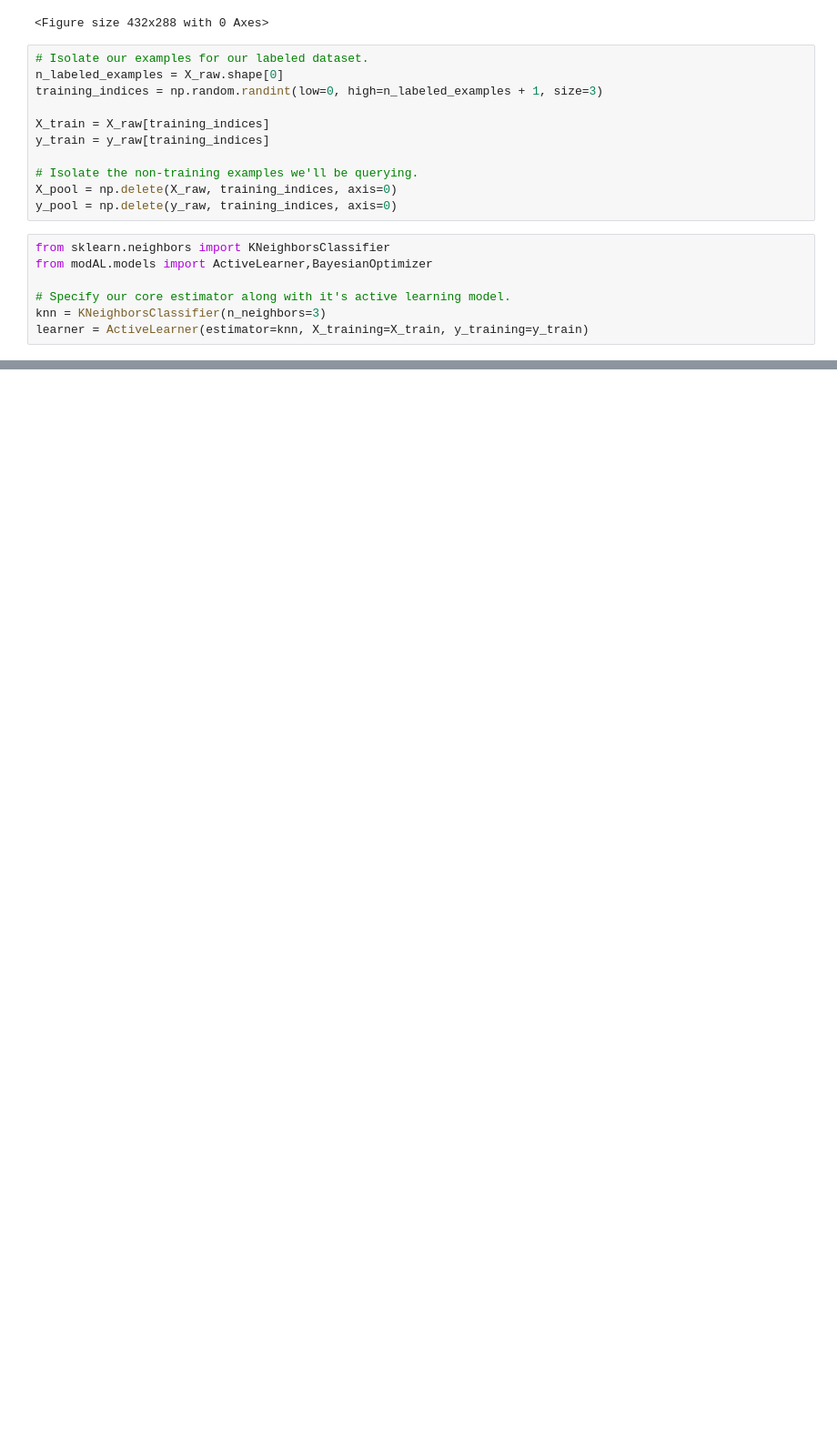
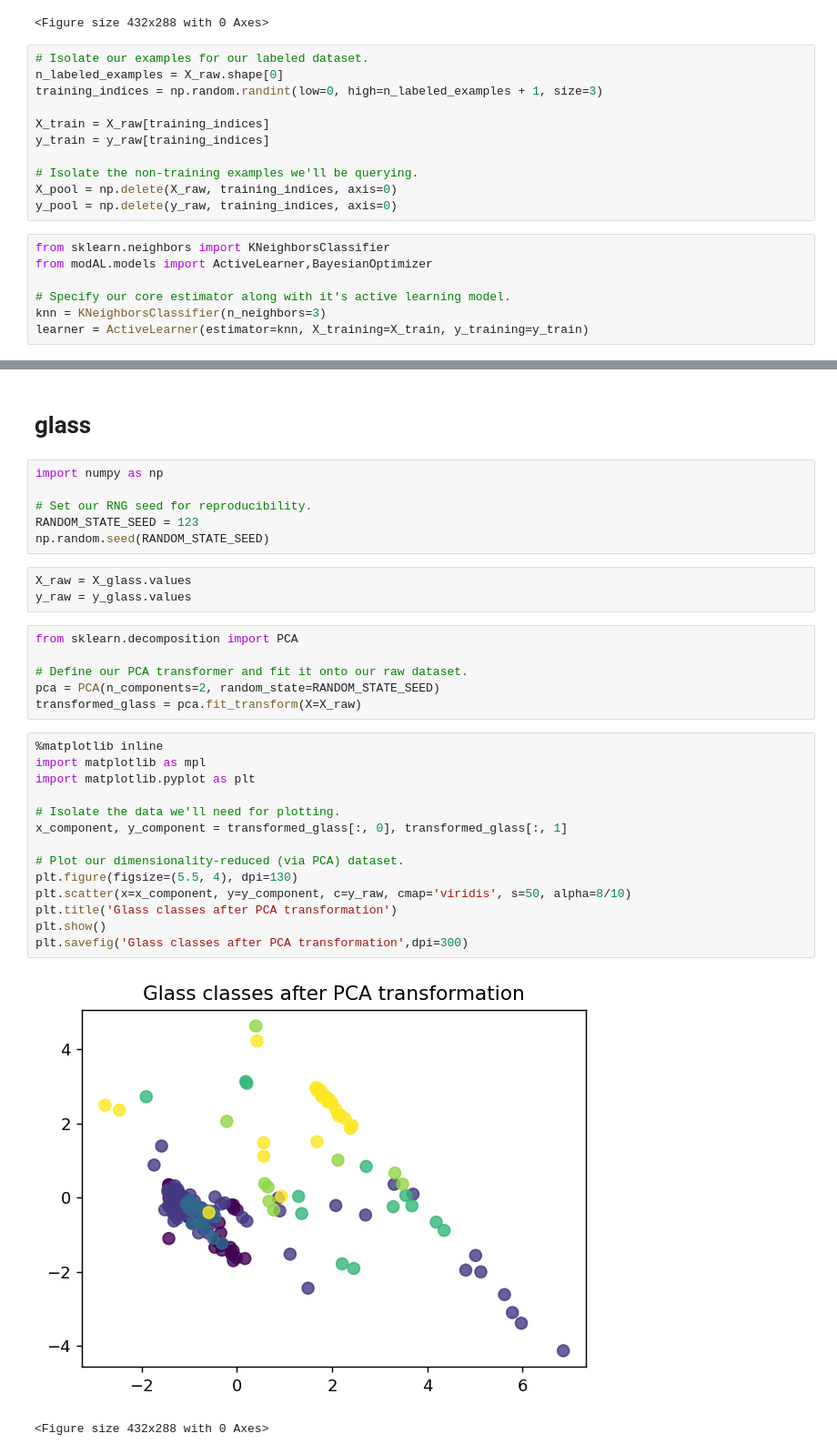
Before and after one commit to weijhenyujhou/Active-Learning, a Jupyter notebook: Active_Learning.ipynb, the cells around one changed output, grey strips where cells are left out. Shown at 91% size. Cells and saved outputs as stored; diff of their text form; blank space fills up the shorter version.

```diff
--- a/Active_Learning.ipynb
+++ b/Active_Learning.ipynb
@@ -282,0 +284,34 @@ array([1.        , 1.        , 1.        , 1.        , 0.93333333,
+# %% [markdown]
+# glass
+# %%
+import numpy as np
+
+# Set our RNG seed for reproducibility.
+RANDOM_STATE_SEED = 123
+np.random.seed(RANDOM_STATE_SEED)
+# %%
+X_raw = X_glass.values
+y_raw = y_glass.values
+# %%
+from sklearn.decomposition import PCA
+
+# Define our PCA transformer and fit it onto our raw dataset.
+pca = PCA(n_components=2, random_state=RANDOM_STATE_SEED)
+transformed_glass = pca.fit_transform(X=X_raw)
+# %%
+%matplotlib inline
+import matplotlib as mpl
+import matplotlib.pyplot as plt
+
+# Isolate the data we'll need for plotting.
+x_component, y_component = transformed_glass[:, 0], transformed_glass[:, 1]
+
+# Plot our dimensionality-reduced (via PCA) dataset.
+plt.figure(figsize=(5.5, 4), dpi=130)
+plt.scatter(x=x_component, y=y_component, c=y_raw, cmap='viridis', s=50, alpha=8/10)
+plt.title('Glass classes after PCA transformation')
+plt.show()
+plt.savefig('Glass classes after PCA transformation',dpi=300)
+# %% [output]
+[figure, added]
+<Figure size 432x288 with 0 Axes>
```
Also changed, not shown: parts of 20 cells of this notebook.
